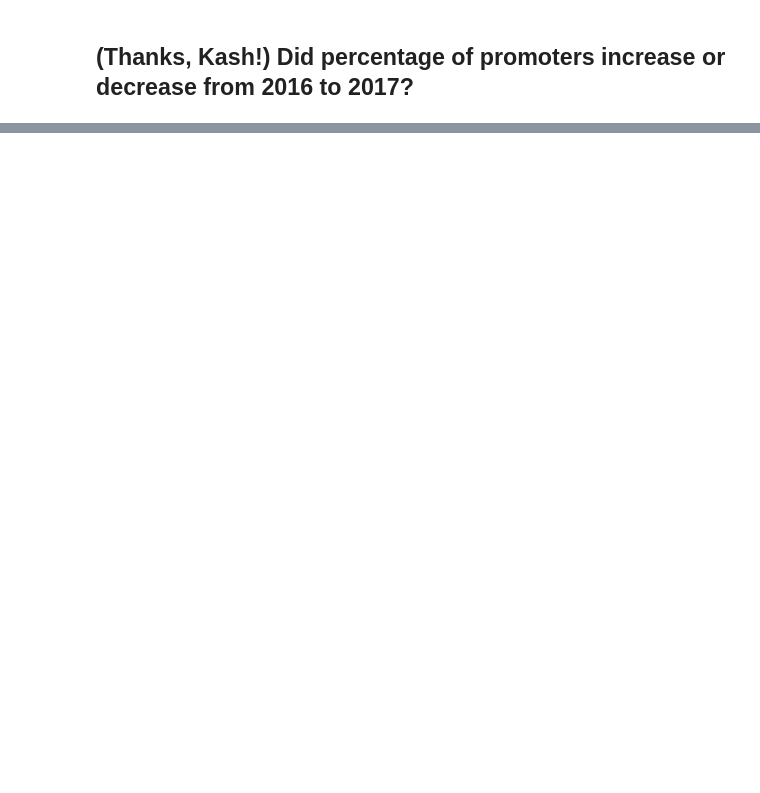
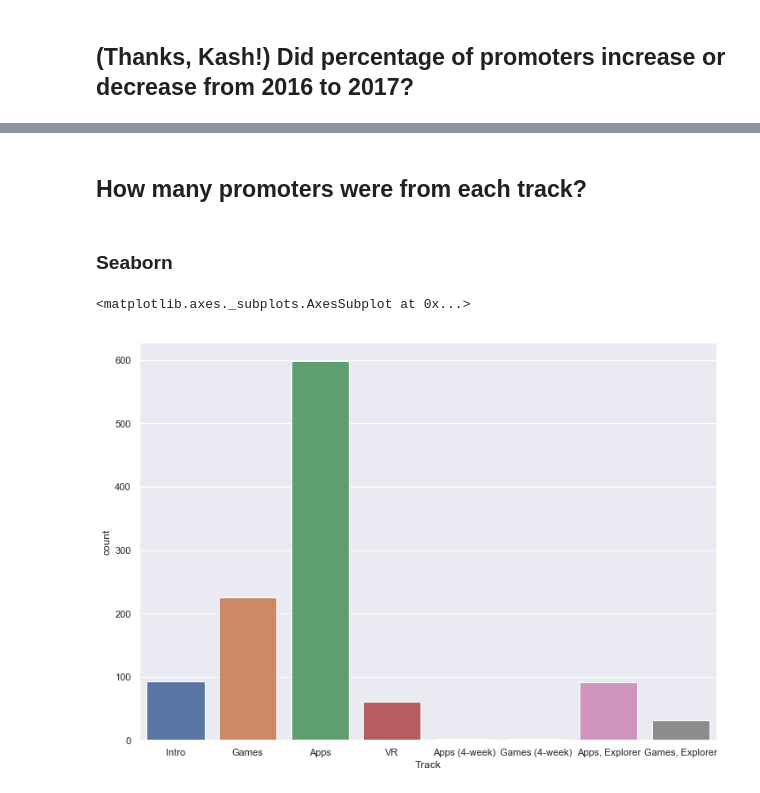
Before and after one commit to cherishkim42/DS-1.1-Data-Analysis, a Jupyter notebook: NPS Project/Clean Notebook.ipynb, the cells around one changed output, grey strips where cells are left out. Drawn from its saved outputs; the diff is of its cells as text; code cells hidden in the pictures; blank space fills up the shorter version.

```diff
--- a/NPS Project/Clean Notebook.ipynb
+++ b/NPS Project/Clean Notebook.ipynb
@@ -81,0 +132,12 @@ Q9: And how many were on the games track?
+# %% [markdown]
+## How many promoters were from each track?
+# %% [markdown]
+### Seaborn
+# %%
+sns.set(rc={'figure.figsize':(11.7,8.27)})
+
+promo_only = ssot[(ssot['Net Promoter Status'] == 'Promoter')]
+sns.countplot(x='Track', data=promo_only)
+# %% [output]
+<matplotlib.axes._subplots.AxesSubplot at 0x...>
+[figure, added]
```
Also changed, not shown: parts of 28 cells of this notebook, 3 other files.
